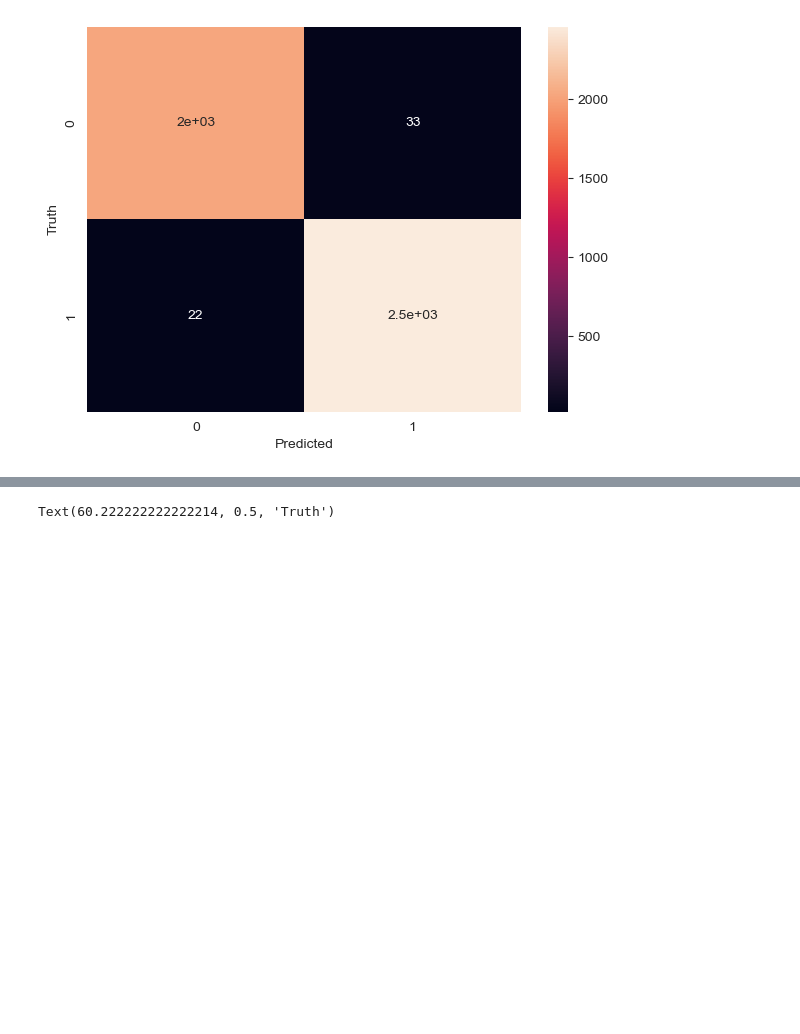
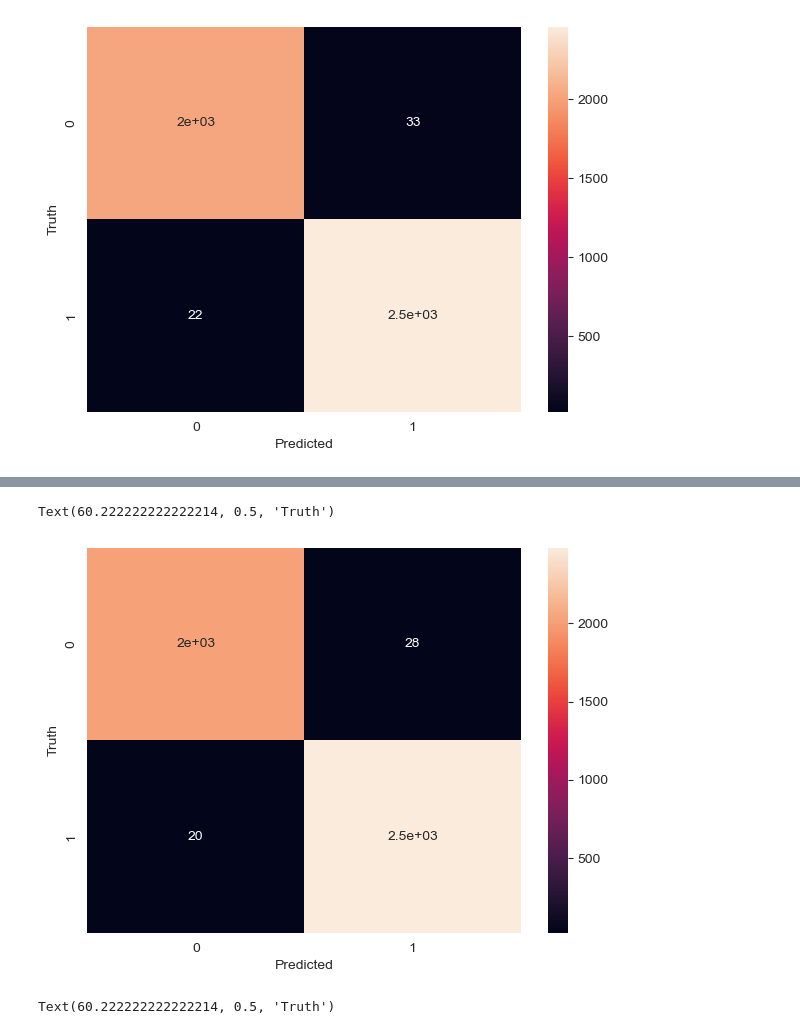
Before and after one commit to Shunsuke-Kubonishi/MACS33002-project1, a Jupyter notebook: MACS 33002 Rice Type Classification-checkpoint.ipynb, the cells around one changed output, grey strips where cells are left out. Cells and saved outputs as stored; diff of their text form; code cells hidden in the pictures; blank space fills up the shorter version.

```diff
--- a/MACS 33002 Rice Type Classification-checkpoint.ipynb
+++ b/MACS 33002 Rice Type Classification-checkpoint.ipynb
@@ -614,3 +618,15 @@ Text(60.222222222222214, 0.5, 'Truth')
+# %%
+# Confusion Matrix of Logistic Regression with L2
+
+y_pred = clf_2.predict(X_test)
+cm = confusion_matrix(y_test, y_pred)
+plt.figure(figsize=(7,5))
+sns.heatmap(cm, annot=True)
+plt.xlabel('Predicted')
+plt.ylabel('Truth')
+# %% [output]
+Text(60.222222222222214, 0.5, 'Truth')
+[figure, added]
 # %%
 # Confusion Matrix of Knn Classifier(default)
 
```
Also changed, not shown: parts of 61 cells of this notebook, 1 other file.
